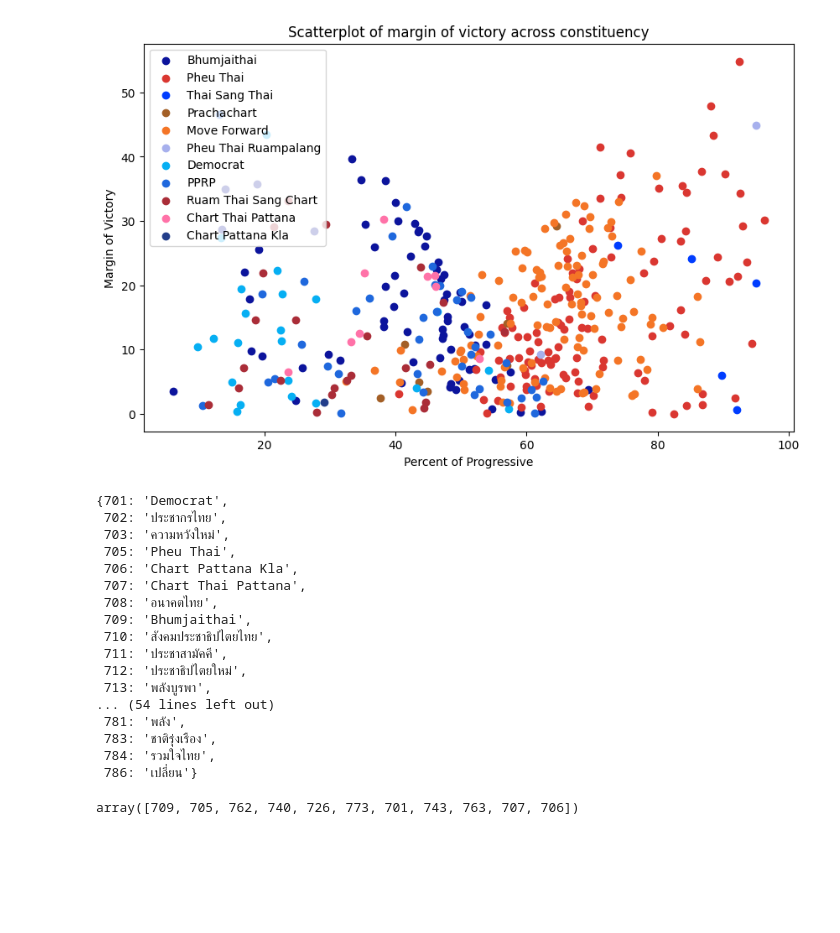
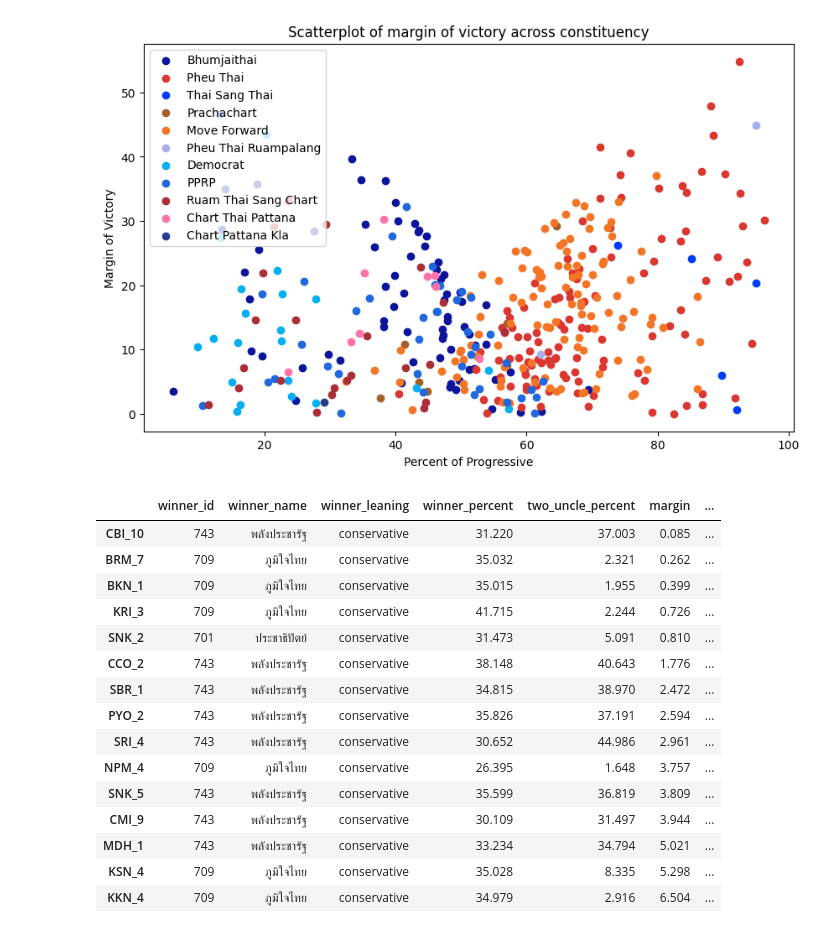
Before and after one commit to peemlerd/thai-election66, a Jupyter notebook: result_analysis.ipynb, the cells around one changed output. Saved outputs shown, nothing was run; the diff lists cells and outputs as text; code cells hidden in the pictures; blank space fills up the shorter version.

```diff
--- a/result_analysis.ipynb
+++ b/result_analysis.ipynb
@@ -84,18 +83,17 @@ progressive     238
 conservative    162
 Name: count, dtype: int64
 # %%
-# Create a new dataframe that summarizes the victory pattern for each candidate constituency
+# Initialize a variable for two uncles
+result_candi["two_uncle"] = result_candi["party_id"].map({743:True, 763:True}).fillna(False)
 victory_df = pd.DataFrame(index = result_candi["cons_id"].unique(),
-                          columns = ["winner_id", "winner_name","winner_leaning","margin"])
+                          columns = ["winner_id", "winner_name","winner_leaning","winner_percent","two_uncle_percent","margin"])
 # %%
 # Fill in the information about winners
 victory_df["winner_id"] = result_candi.groupby("cons_id").nth(0)["party_id"].to_numpy()
 victory_df["winner_name"] = victory_df["winner_id"].map(id_name)
 victory_df["winner_leaning"] = victory_df["winner_id"].map(leaning_map)
+victory_df["winner_percent"] = result_candi.groupby("cons_id").nth(0)["percent"].to_numpy()
 
 # Fill in the margin of victory (difference in percent between the first and the second)
 temp = result_candi.groupby("cons_id")
 victory_df["margin"] = temp.nth(0)["percent"].to_numpy() - temp.nth(1)["percent"].to_numpy()
-
-# Fill in the ideological leaning (defined as the percent of voters for parties in each ideological camp) per constituency
-victory_df
@@ -124,3 +108,10 @@ temp = temp.set_index("cons_id")
 const_leaning = pd.DataFrame(index = temp.index.tolist(), columns = ["progressive_percent"])
 const_leaning["progressive_percent"] = temp["percent"]
 victory_df = victory_df.join(const_leaning)
+# %%
+# Calculate the percent that two uncles would have gained
+two_uncle_df = result_candi.groupby(["cons_id","two_uncle"]).sum()["percent"].reset_index()
+two_uncle_df = two_uncle_df[two_uncle_df["two_uncle"] == True].set_index("cons_id").drop(columns = ["two_uncle"])
+victory_df = victory_df.join(two_uncle_df)
+victory_df["two_uncle_percent"] = victory_df["percent"]
+victory_df = victory_df.drop(columns = ["percent"])
@@ -168,24 +183,23 @@ id_name[769] = "Thai Pakdee"
 # %%
-id_name
+# If Pheu Thai and the MFP joined force altogether, ้how many more seats would they have won?
+temp = victory_df[victory_df["progressive_percent"] > 50]
+temp[temp["winner_leaning"] == "conservative"].sort_values("margin", ascending=True).head(15)
 # %% [output]
-{701: 'Democrat',
- 702: 'ประชากรไทย',
- 703: 'ความหวังใหม่',
- 705: 'Pheu Thai',
- 706: 'Chart Pattana Kla',
- 707: 'Chart Thai Pattana',
- 708: 'อนาคตไทย',
- 709: 'Bhumjaithai',
- 710: 'สังคมประชาธิปไตยไทย',
- 711: 'ประชาสามัคคี',
- 712: 'ประชาธิปไตยใหม่',
- 713: 'พลังบูรพา',
-... (54 lines left out)
- 781: 'พลัง',
- 783: 'ชาติรุ่งเรือง',
- 784: 'รวมใจไทย',
- 786: 'เปลี่ยน'}
+|  | winner_id | winner_name | winner_leaning | winner_percent | two_uncle_percent | margin | ... |
+| CBI_10 | 743 | พลังประชารัฐ | conservative | 31.220 | 37.003 | 0.085 | ... |
+| BRM_7 | 709 | ภูมิใจไทย | conservative | 35.032 | 2.321 | 0.262 | ... |
+| BKN_1 | 709 | ภูมิใจไทย | conservative | 35.015 | 1.955 | 0.399 | ... |
+| KRI_3 | 709 | ภูมิใจไทย | conservative | 41.715 | 2.244 | 0.726 | ... |
+| SNK_2 | 701 | ประชาธิปัตย์ | conservative | 31.473 | 5.091 | 0.810 | ... |
+| CCO_2 | 743 | พลังประชารัฐ | conservative | 38.148 | 40.643 | 1.776 | ... |
+| SBR_1 | 743 | พลังประชารัฐ | conservative | 34.815 | 38.970 | 2.472 | ... |
+| PYO_2 | 743 | พลังประชารัฐ | conservative | 35.826 | 37.191 | 2.594 | ... |
+| SRI_4 | 743 | พลังประชารัฐ | conservative | 30.652 | 44.986 | 2.961 | ... |
+| NPM_4 | 709 | ภูมิใจไทย | conservative | 26.395 | 1.648 | 3.757 | ... |
+| SNK_5 | 743 | พลังประชารัฐ | conservative | 35.599 | 36.819 | 3.809 | ... |
+| CMI_9 | 743 | พลังประชารัฐ | conservative | 30.109 | 31.497 | 3.944 | ... |
+| MDH_1 | 743 | พลังประชารัฐ | conservative | 33.234 | 34.794 | 5.021 | ... |
+| KSN_4 | 709 | ภูมิใจไทย | conservative | 35.028 | 8.335 | 5.298 | ... |
+| KKN_4 | 709 | ภูมิใจไทย | conservative | 34.979 | 2.916 | 6.504 | ... |
 # %%
-victory_df["winner_id"].unique()
+# Check the degree of concentration as measured by the difference in the maximum and minimum between both parties
-# %% [output]
-array([709, 705, 762, 740, 726, 773, 701, 743, 763, 707, 706])
```
Also changed, not shown: parts of 7 cells of this notebook, 2 other files.
